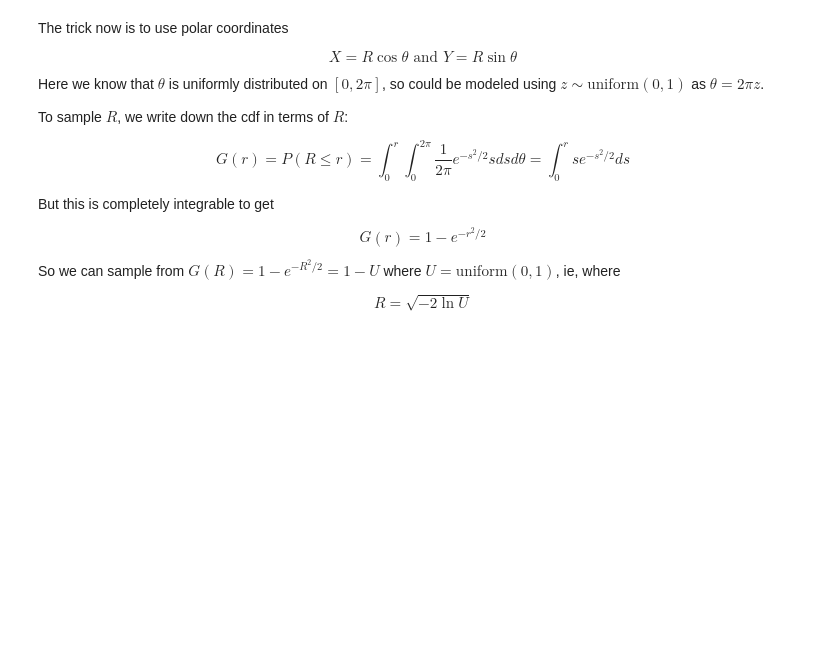
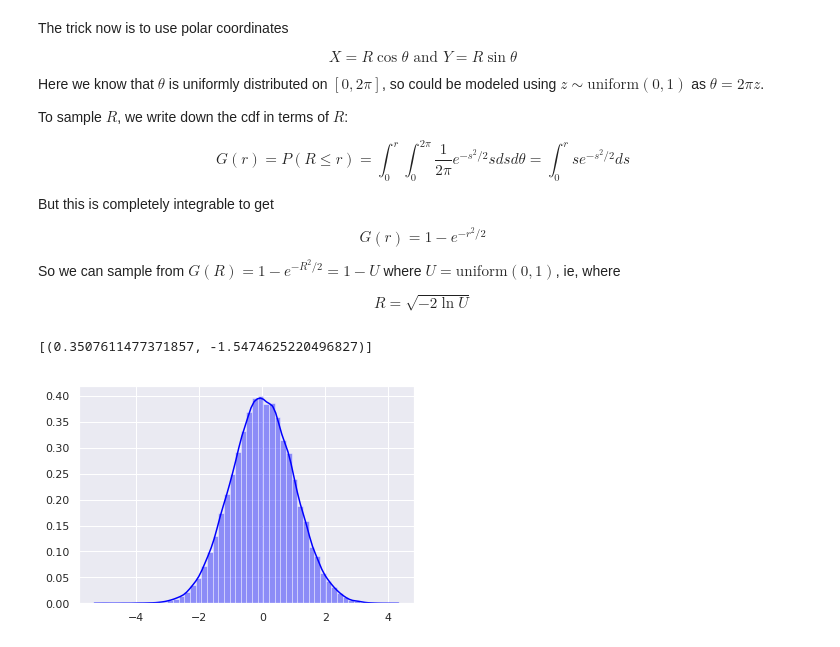
Before and after one commit to calwoo/monte-carlo-notes, a Jupyter notebook: box-muller.ipynb, the cells around one changed output. Drawn from its saved outputs; the diff is of its cells as text; code cells hidden in the pictures; blank space fills up the shorter version.

Commit message:
finished box-muller

```diff
--- a/box-muller.ipynb
+++ b/box-muller.ipynb
@@ -41,0 +39,29 @@ def box_muller(num_samples=1000):
+# %%
+def box_muller(num_samples=1000):
+    samples = []
+
+    for _ in range(num_samples):
+        u1 = np.random.uniform(0,1)
+        u2 = np.random.uniform(0,1)
+        # generate r and theta
+        theta = 2 * np.pi * u1
+        r = np.sqrt(-2 * np.log(u2))
+        # get x, y
+        x = r * np.cos(theta)
+        y = r * np.sin(theta)
+        samples.append((x,y))
+    return samples
+
+box_muller(1)
+# %% [output]
+[(0.3507611477371857, -1.5474625220496827)]
+# %%
+samples = box_muller(50000)
+f_samples = np.array([p[0] for p in samples])
+g_samples = np.array([p[1] for p in samples])
+
+sns.set()
+sns.distplot(f_samples, color='blue')
+plt.show()
+# %% [output]
+[figure, added]
```
Also changed, not shown: parts of 3 cells of this notebook.
